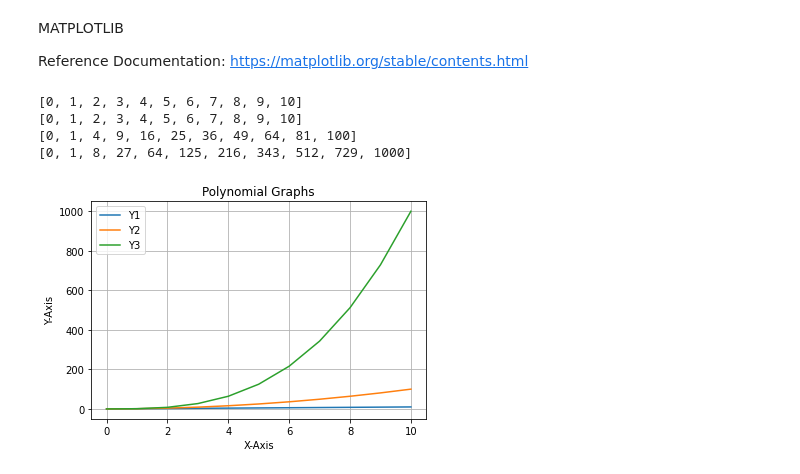
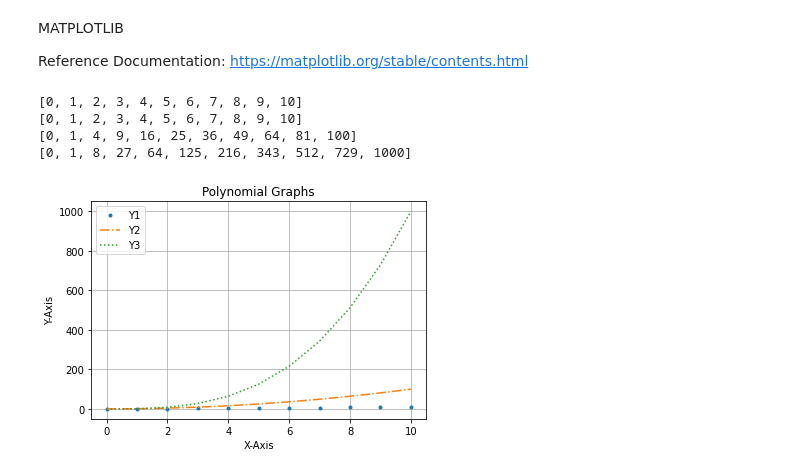
Before and after one commit to jazzcodes/GW2021PY1, a Jupyter notebook: GW2021PY1_DS.ipynb, the cells around one changed output. Drawn from its saved outputs; the diff is of its cells as text; code cells hidden in the pictures.

```diff
--- a/GW2021PY1_DS.ipynb
+++ b/GW2021PY1_DS.ipynb
@@ -594,34 +594,42 @@ import matplotlib.pyplot as plt
 
 X = list(range(0, 11))
 print(X)
 Y1 = [n for n in X]
 Y2 = [n**2 for n in X]
 Y3 = [n**3 for n in X]
 
 print(Y1)
 print(Y2)
 print(Y3)
 
 # plt.plot(X)
-plt.plot(X, Y1, label="Y1")
-plt.plot(X, Y2, label="Y2")
-plt.plot(X, Y3, label="Y3")
+# plt.plot(X, Y1, "y", label="Y1")
+# plt.plot(X, Y2, "m", label="Y2")
+# plt.plot(X, Y3, "black", label="Y3")
+
+# plt.plot(X, Y1, "o", label="Y1")
+# plt.plot(X, Y2, "^", label="Y2")
+# plt.plot(X, Y3, "D", label="Y3")
+
+plt.plot(X, Y1, ".", label="Y1")
+plt.plot(X, Y2, "-.", label="Y2")
+plt.plot(X, Y3, ":", label="Y3")
 
 plt.legend()
 
 plt.xlabel("X-Axis")
 plt.ylabel("Y-Axis")
 
 plt.title("Polynomial Graphs")
 
 plt.grid(True)
 
 plt.savefig("PolynomialGraph")
 
 plt.show()
 # %% [output]
 [0, 1, 2, 3, 4, 5, 6, 7, 8, 9, 10]
 [0, 1, 2, 3, 4, 5, 6, 7, 8, 9, 10]
 [0, 1, 4, 9, 16, 25, 36, 49, 64, 81, 100]
 [0, 1, 8, 27, 64, 125, 216, 343, 512, 729, 1000]
-[figure, old version]
+[figure, new version]
```
Also changed, not shown: parts of 7 cells of this notebook.
